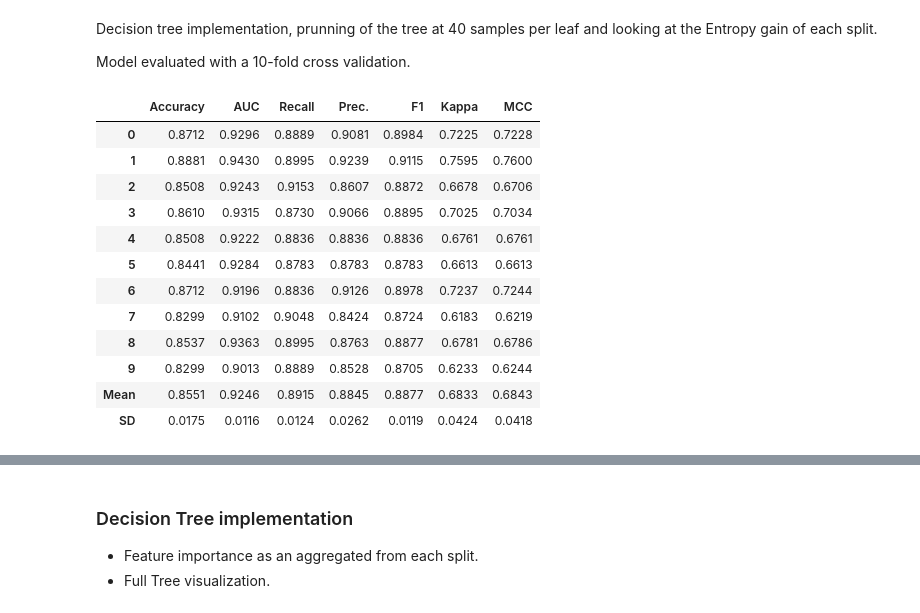
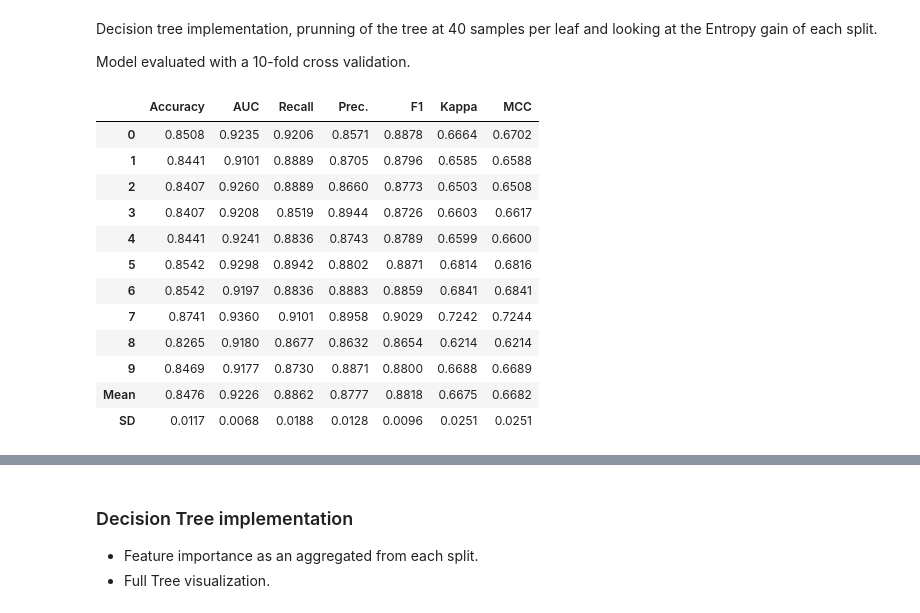
Before and after one commit to marcgarnica13/ml-interpretability-european-football, a Jupyter notebook: classification/dt_analysis.ipynb, the cells around one changed output, grey strips where cells are left out. Drawn from its saved outputs; the diff is of its cells as text; code cells hidden in the pictures.

```diff
--- a/classification/dt_analysis.ipynb
+++ b/classification/dt_analysis.ipynb
@@ -101,18 +63,19 @@ Decision tree implementation, prunning of the tree at 40 samples per leaf and lo
 
 Model evaluated with a 10-fold cross validation.
 # %%
+classification.set_config('seed', 7940)
 dt_model = classification.create_model('dt', min_samples_leaf=40, criterion='entropy')
 # %% [output]
 |  | Accuracy | AUC | Recall | Prec. | F1 | Kappa | MCC |
-| 0 | 0.8712 | 0.9296 | 0.8889 | 0.9081 | 0.8984 | 0.7225 | 0.7228 |
-| 1 | 0.8881 | 0.9430 | 0.8995 | 0.9239 | 0.9115 | 0.7595 | 0.7600 |
-| 2 | 0.8508 | 0.9243 | 0.9153 | 0.8607 | 0.8872 | 0.6678 | 0.6706 |
-| 3 | 0.8610 | 0.9315 | 0.8730 | 0.9066 | 0.8895 | 0.7025 | 0.7034 |
-| 4 | 0.8508 | 0.9222 | 0.8836 | 0.8836 | 0.8836 | 0.6761 | 0.6761 |
-| 5 | 0.8441 | 0.9284 | 0.8783 | 0.8783 | 0.8783 | 0.6613 | 0.6613 |
-| 6 | 0.8712 | 0.9196 | 0.8836 | 0.9126 | 0.8978 | 0.7237 | 0.7244 |
-| 7 | 0.8299 | 0.9102 | 0.9048 | 0.8424 | 0.8724 | 0.6183 | 0.6219 |
-| 8 | 0.8537 | 0.9363 | 0.8995 | 0.8763 | 0.8877 | 0.6781 | 0.6786 |
-| 9 | 0.8299 | 0.9013 | 0.8889 | 0.8528 | 0.8705 | 0.6233 | 0.6244 |
-| Mean | 0.8551 | 0.9246 | 0.8915 | 0.8845 | 0.8877 | 0.6833 | 0.6843 |
-| SD | 0.0175 | 0.0116 | 0.0124 | 0.0262 | 0.0119 | 0.0424 | 0.0418 |
+| 0 | 0.8508 | 0.9235 | 0.9206 | 0.8571 | 0.8878 | 0.6664 | 0.6702 |
+| 1 | 0.8441 | 0.9101 | 0.8889 | 0.8705 | 0.8796 | 0.6585 | 0.6588 |
+| 2 | 0.8407 | 0.9260 | 0.8889 | 0.8660 | 0.8773 | 0.6503 | 0.6508 |
+| 3 | 0.8407 | 0.9208 | 0.8519 | 0.8944 | 0.8726 | 0.6603 | 0.6617 |
+| 4 | 0.8441 | 0.9241 | 0.8836 | 0.8743 | 0.8789 | 0.6599 | 0.6600 |
+| 5 | 0.8542 | 0.9298 | 0.8942 | 0.8802 | 0.8871 | 0.6814 | 0.6816 |
+| 6 | 0.8542 | 0.9197 | 0.8836 | 0.8883 | 0.8859 | 0.6841 | 0.6841 |
+| 7 | 0.8741 | 0.9360 | 0.9101 | 0.8958 | 0.9029 | 0.7242 | 0.7244 |
+| 8 | 0.8265 | 0.9180 | 0.8677 | 0.8632 | 0.8654 | 0.6214 | 0.6214 |
+| 9 | 0.8469 | 0.9177 | 0.8730 | 0.8871 | 0.8800 | 0.6688 | 0.6689 |
+| Mean | 0.8476 | 0.9226 | 0.8862 | 0.8777 | 0.8818 | 0.6675 | 0.6682 |
+| SD | 0.0117 | 0.0068 | 0.0188 | 0.0128 | 0.0096 | 0.0251 | 0.0251 |
```
Also changed, not shown: parts of 16 cells of this notebook, 57 other files.
